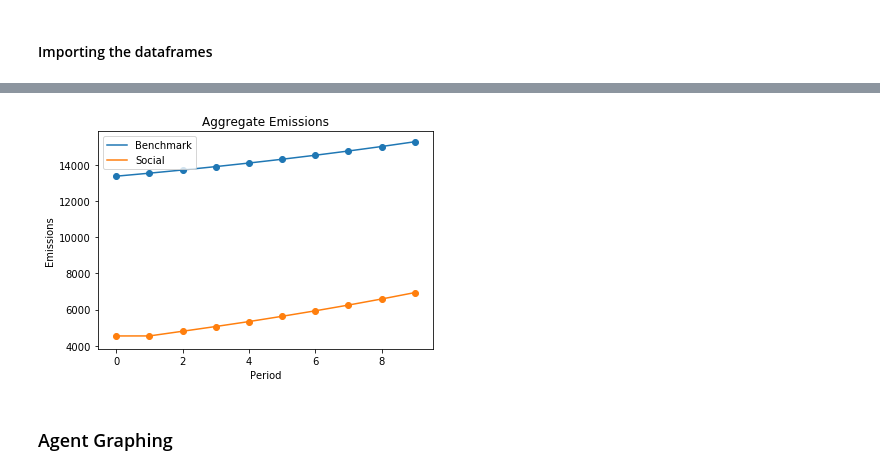
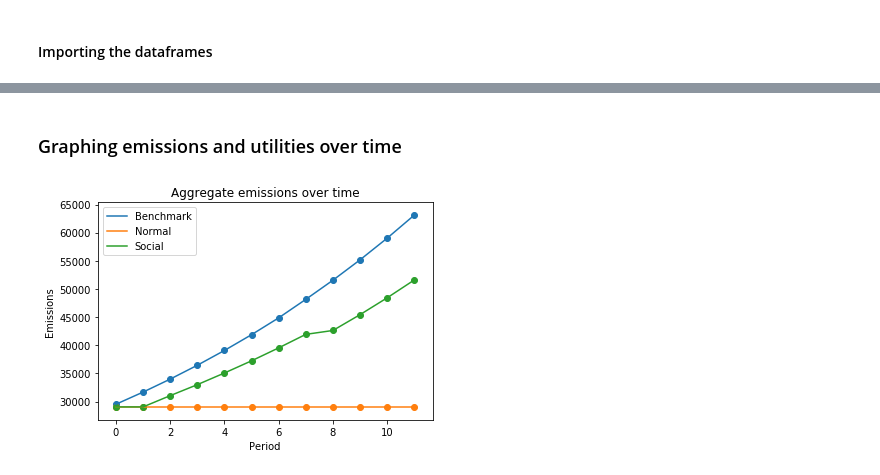
Before and after one commit to EyreC/EnvEcon, a Jupyter notebook: Visualisations/2.0-visualisations.ipynb, the cells around one changed output, grey strips where cells are left out. Drawn from its saved outputs; the diff is of its cells as text; code cells hidden in the pictures.

Commit message:
Added visualisation stuff

```diff
--- a/Visualisations/2.0-visualisations.ipynb
+++ b/Visualisations/2.0-visualisations.ipynb
@@ -7,8 +9,10 @@ import numpy as np
 #### Importing the dataframes
 # %%
 viz_dir = '../SavedStats/'
+bm_filepath = viz_dir + 'benchmark_simulation.csv'
+nm_filepath = viz_dir + 'normal_simulation.csv'
 sc_filepath = viz_dir + 'social_simulation.csv'
-bm_filepath = viz_dir + 'benchmark_simulation.csv'
 
+df_bm = pd.read_csv(bm_filepath)
+df_nm = pd.read_csv(nm_filepath)
 df_sc = pd.read_csv(sc_filepath)
-df_bm = pd.read_csv(bm_filepath)
@@ -93,22 +19,9 @@ Name: TotalEmission, dtype: float64
-# %%
-def emissions_plotter(dfs, labels):
-    fig, ax = plt.subplots()
-
-    ax.set_title('Aggregate Emissions')
-    ax.set_ylabel('Emissions')
-    ax.set_xlabel('Period')
-
-
-    for i,df in enumerate(dfs):
-        emissions = aggregate_emissions(df)
-        periods = [i for i in range(len(emissions))]
-
-        ax.plot( periods, emissions, label=labels[i])
-        ax.scatter(periods, emissions)
-    ax.legend(loc='upper left')
 # %%
-emissions_plotter([df_bm, df_sc],['Benchmark','Social'])
+plot_dfs = [df_bm, df_nm, df_sc]
+plot_labels = ['Benchmark', 'Normal', 'Social']
-# %% [output]
-[figure, removed]
-# %% [markdown]
-### Agent Graphing
+# %% [markdown]
+### Graphing emissions and utilities over time
+# %%
+emissions_plotter(plot_dfs, plot_labels)
+# %% [output]
+[figure, added]
```
Also changed, not shown: parts of 16 cells of this notebook, 10 other files.
